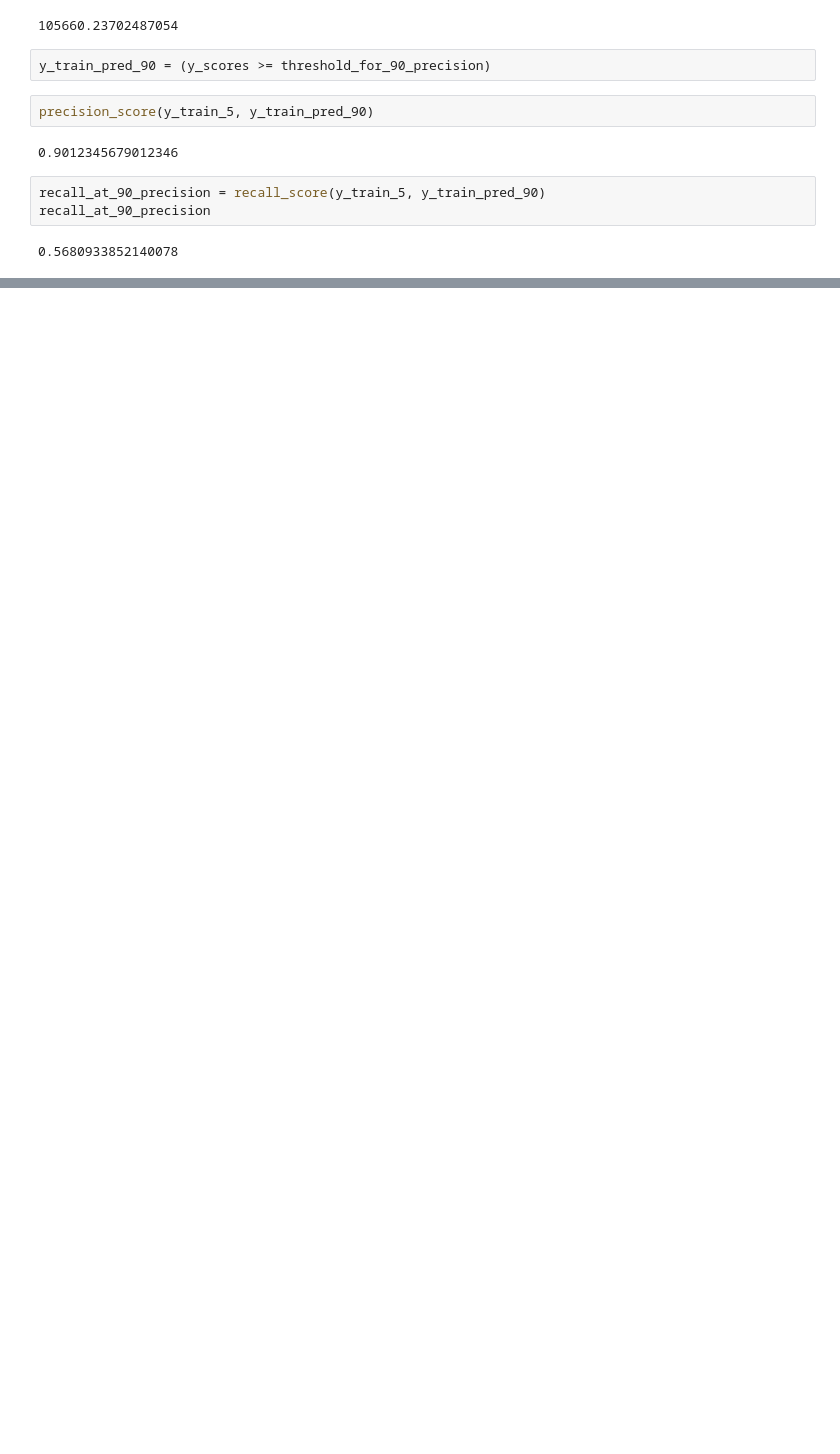
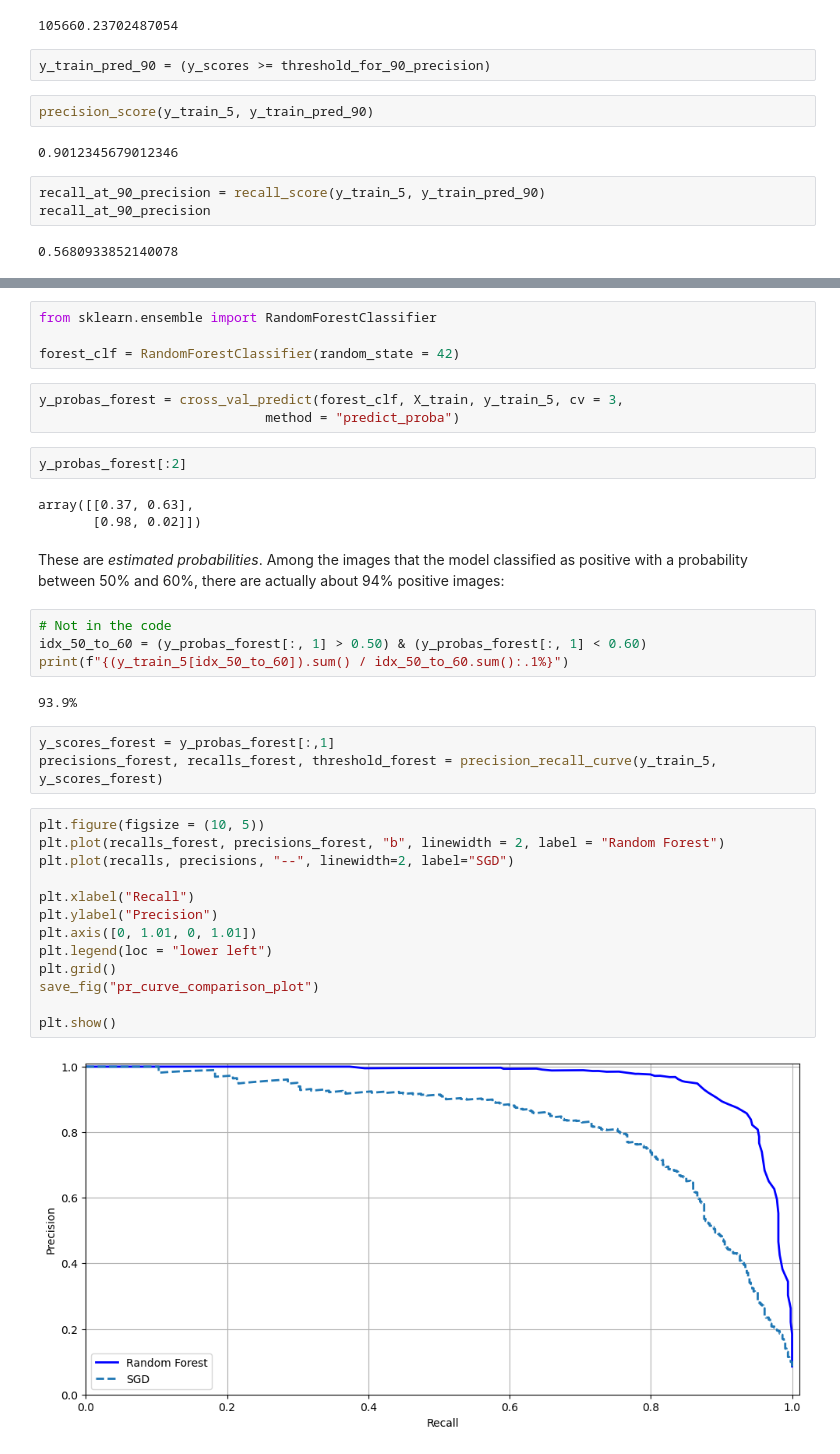
Before and after one commit to Raichi1/Hands-On-Machine-Learning-3rd-Edition, a Jupyter notebook: Chapter-3_Classification/code/code.ipynb, the cells around one changed output, grey strips where cells are left out. Saved outputs shown, nothing was run; the diff lists cells and outputs as text; blank space fills up the shorter version.

```diff
--- a/Chapter-3_Classification/code/code.ipynb
+++ b/Chapter-3_Classification/code/code.ipynb
@@ -305,0 +343,38 @@ recall_at_90_precision
+# %%
+from sklearn.ensemble import RandomForestClassifier
+
+forest_clf = RandomForestClassifier(random_state = 42)
+# %%
+y_probas_forest = cross_val_predict(forest_clf, X_train, y_train_5, cv = 3,
+                             method = "predict_proba")
+# %%
+y_probas_forest[:2]
+# %% [output]
+array([[0.37, 0.63],
+       [0.98, 0.02]])
+# %% [markdown]
+These are _estimated probabilities_. Among the images that the model classified as positive with a probability between 50% and 60%, there are actually about 94% positive images:
+# %%
+# Not in the code
+idx_50_to_60 = (y_probas_forest[:, 1] > 0.50) & (y_probas_forest[:, 1] < 0.60)
+print(f"{(y_train_5[idx_50_to_60]).sum() / idx_50_to_60.sum():.1%}")
+# %% [output]
+93.9%
+# %%
+y_scores_forest = y_probas_forest[:,1]
+precisions_forest, recalls_forest, threshold_forest = precision_recall_curve(y_train_5, y_scores_forest)
+# %%
+plt.figure(figsize = (10, 5))
+plt.plot(recalls_forest, precisions_forest, "b", linewidth = 2, label = "Random Forest")
+plt.plot(recalls, precisions, "--", linewidth=2, label="SGD")
+
+plt.xlabel("Recall")
+plt.ylabel("Precision")
+plt.axis([0, 1.01, 0, 1.01])
+plt.legend(loc = "lower left")
+plt.grid()
+save_fig("pr_curve_comparison_plot")
+
+plt.show()
+# %% [output]
+[figure, added]
```
Also changed, not shown: parts of 11 cells of this notebook, 4 other files.
